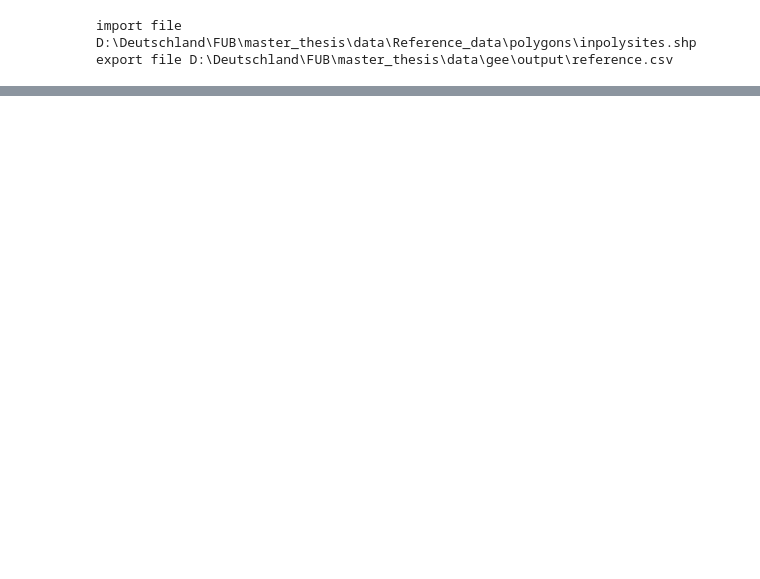
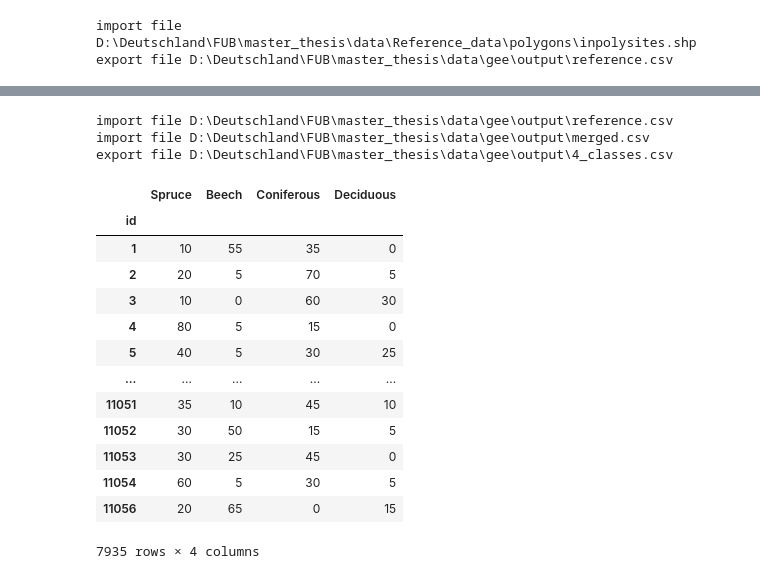
Before and after one commit to JKfuberlin/SITS-NN-Classification, a Jupyter notebook: reference.ipynb, the cells around one changed output, grey strips where cells are left out. Saved outputs shown, nothing was run; the diff lists cells and outputs as text; code cells hidden in the pictures; blank space fills up the shorter version.

```diff
--- a/reference.ipynb
+++ b/reference.ipynb
@@ -3,11 +3,19 @@ import geopandas as gpd
 import pandas as pd
 import os
 # %%
-PATH = 'D:\\Deutschland\\FUB\\master_thesis\\data\\Reference_data\\polygons'
-OUTPUT_PATH = 'D:\\Deutschland\\FUB\\master_thesis\\data\\ref'
+SHP_DIR = 'D:\\Deutschland\\FUB\\master_thesis\\data\\Reference_data\\polygons'
+OUTPUT_DIR = 'D:\\Deutschland\\FUB\\master_thesis\\data\\gee\\output'
+
 INPUT_SHP = 'inpolysites.shp'
 OUTPUT_SHP = 'buffered_wgs_inpolysites.shp'
 REF_CSV = 'reference.csv'
-LABEL_CSV = 'labels.csv'
+LABEL_CSV = 'label.csv'
+MERGE_CSV = 'merged.csv'
+CLASS_CSV = '4_classes.csv'
+
+ref_path = os.path.join(OUTPUT_DIR, REF_CSV)
+merge_path = os.path.join(OUTPUT_DIR, MERGE_CSV)
+label_path = os.path.join(OUTPUT_DIR, LABEL_CSV)
+class_path = os.path.join(OUTPUT_DIR, CLASS_CSV)
 # %%
 def load_shp_file() -> gpd.GeoDataFrame:
@@ -42,16 +50,14 @@ def buffer() -> None:
     # export shp file
     export_shp_file(polygons)
 # %%
-def load_csv_file(filename:str) -> pd.DataFrame:
-    in_path = os.path.join(OUTPUT_PATH, filename)
-    df = pd.read_csv(in_path, sep=',', header=0, index_col=False)
-    print(f'import file {in_path}')
+def load_csv_file(file_path:str) -> pd.DataFrame:
+    df = pd.read_csv(file_path, sep=',', header=0, index_col='id')
+    print(f'import file {file_path}')
     return df
 # %%
-def export_csv_file(df:pd.DataFrame, filename:str) -> None:
-    out_path = os.path.join(OUTPUT_PATH, filename)
-    df.to_csv(out_path, index=False)
-    print(f'export file {out_path}')
+def export_csv_file(df:pd.DataFrame, file_path:str, index:bool) -> None:
+    df.to_csv(file_path, index=index)
+    print(f'export file {file_path}')
 # %%
 def export_reference_data() -> None:
     df = load_shp_file()
@@ -101,0 +112,35 @@ export file D:\Deutschland\FUB\master_thesis\data\ref\labels.csv
+# %%
+def export_classes() -> pd.DataFrame:
+    # load labels
+    classes = classify()
+    merged = load_csv_file(merge_path)
+    # select both labels and data are available polygons
+    output = pd.merge(classes, merged, on='id', how='inner')
+    # delete sum of percentage is not 100%
+    output['sum'] = output.iloc[:,0:4].sum(axis=1)
+    output = output[output['sum'] == 100]
+    # delete useless columns
+    cols = [i for i in range(4, 280)]
+    output.drop(output.columns[cols], axis=1, inplace=True)
+    export_csv_file(output, class_path, True)
+    return output
+
+export_classes()
+# %% [output]
+import file D:\Deutschland\FUB\master_thesis\data\gee\output\reference.csv
+import file D:\Deutschland\FUB\master_thesis\data\gee\output\merged.csv
+export file D:\Deutschland\FUB\master_thesis\data\gee\output\4_classes.csv
+|  | Spruce | Beech | Coniferous | Deciduous |
+| id |  |  |  |  |
+| 1 | 10 | 55 | 35 | 0 |
+| 2 | 20 | 5 | 70 | 5 |
+| 3 | 10 | 0 | 60 | 30 |
+| 4 | 80 | 5 | 15 | 0 |
+| 5 | 40 | 5 | 30 | 25 |
+| ... | ... | ... | ... | ... |
+| 11051 | 35 | 10 | 45 | 10 |
+| 11052 | 30 | 50 | 15 | 5 |
+| 11053 | 30 | 25 | 45 | 0 |
+| 11054 | 60 | 5 | 30 | 5 |
+| 11056 | 20 | 65 | 0 | 15 |
+7935 rows × 4 columns
```
Also changed, not shown: parts of 6 cells of this notebook, 4 other files.
